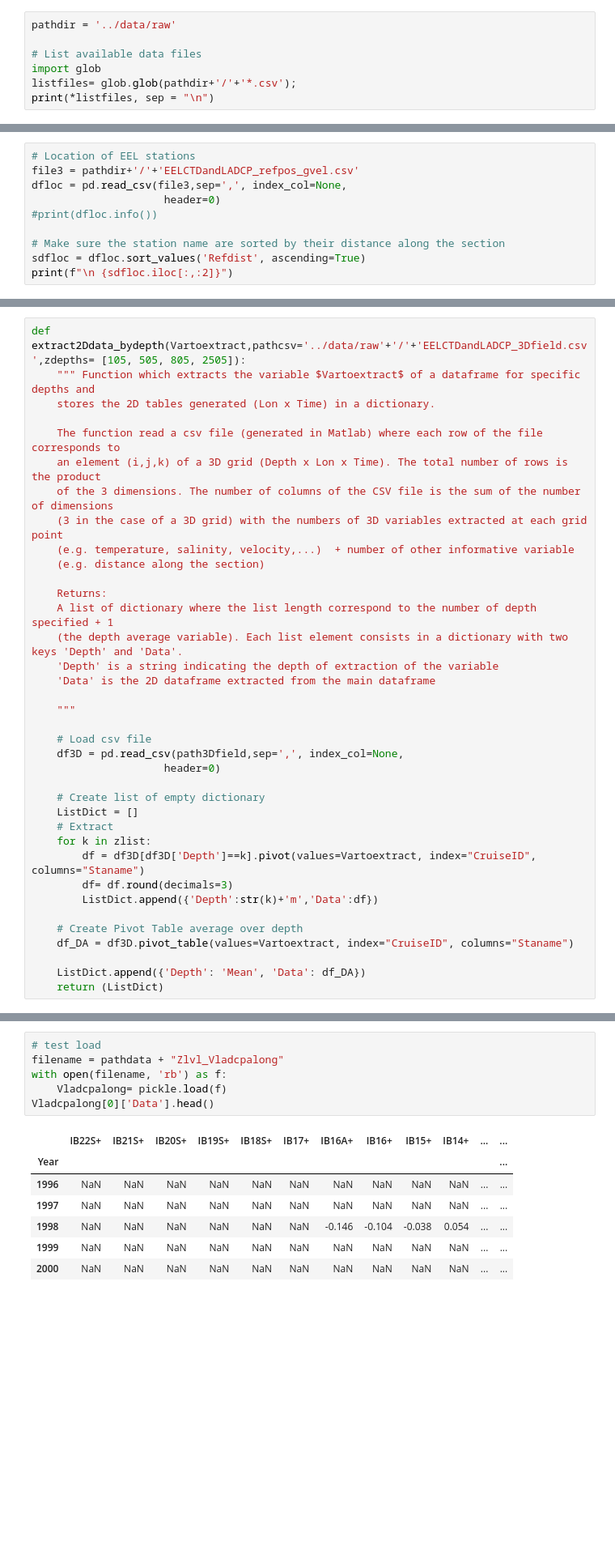
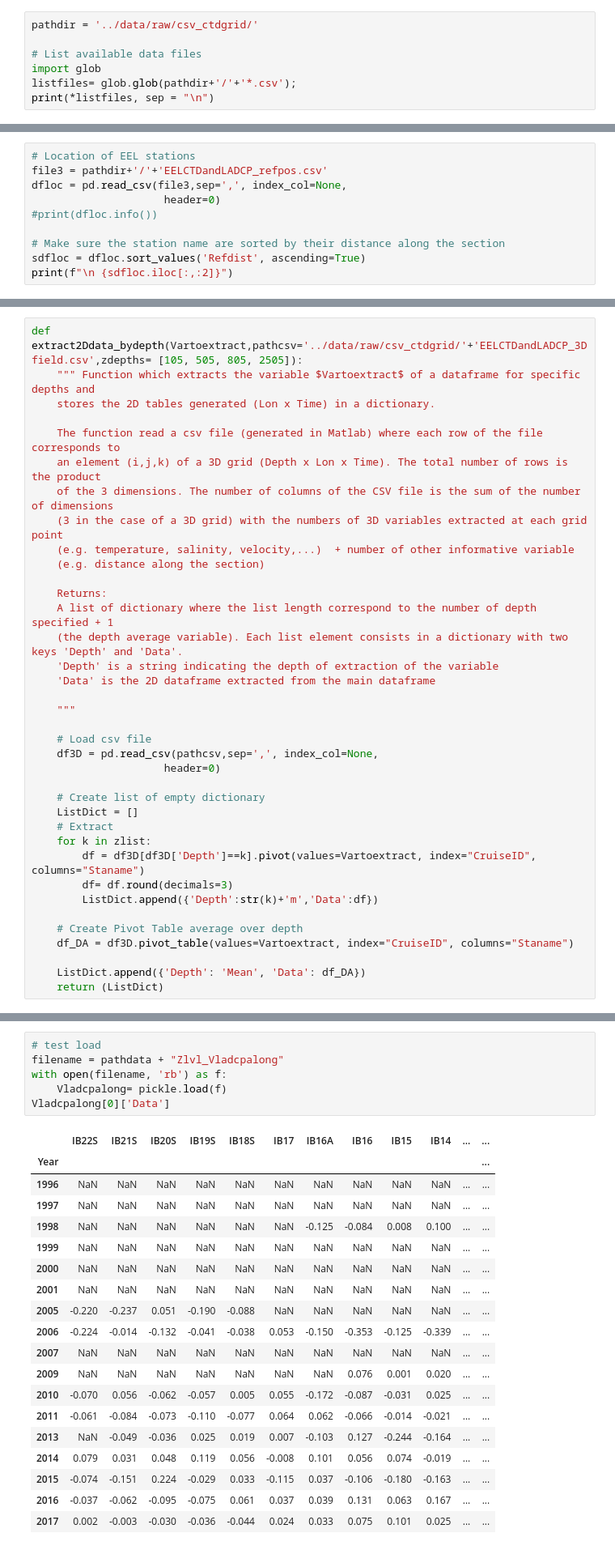
Before and after one commit to lhoupert/analysis_eel_data, a Jupyter notebook: notebooks/03_Organise_data_by_depth_level.ipynb, the cells around one changed output, grey strips where cells are left out. Shown at 81% size. Saved outputs shown, nothing was run; the diff lists cells and outputs as text; blank space fills up the shorter version.

Commit message:
edit paths for new directory structure of raw datafile

```diff
--- a/notebooks/03_Organise_data_by_depth_level.ipynb
+++ b/notebooks/03_Organise_data_by_depth_level.ipynb
@@ -9,7 +9,7 @@ pd.set_option("display.precision", 4)
 # %% [markdown]
 ## 1. Load data into Dataframe
 # %%
-pathdir = '../data/raw'
+pathdir = '../data/raw/csv_ctdgrid/'
 
 # List available data files
 import glob
@@ -71,7 +71,7 @@ print(dfdate)
 16    dy078  2017      5
 # %%
 # Location of EEL stations
-file3 = pathdir+'/'+'EELCTDandLADCP_refpos_gvel.csv'
+file3 = pathdir+'/'+'EELCTDandLADCP_refpos.csv'
 dfloc = pd.read_csv(file3,sep=',', index_col=None,
                      header=0)
 #print(dfloc.info())
@@ -234,7 +234,7 @@ with open(filename, 'wb') as f:
 
 The function read a csv file (generated in Matlab) where each row of the file corresponds to an element (i,j,k) of a 3D grid. The total number of rows is the product of the 3 dimensions (Depth x Lon x Time). The number of columns of the CSV file is the sum of the number of dimensions (3 in the case of a 3D grid) with the numbers of 3D variables extracted at each grid point (e.g. temperature, salinity, velocity,...)  + number of other informative variable (e.g. distance along the section)
 # %%
-def extract2Ddata_bydepth(Vartoextract,pathcsv='../data/raw'+'/'+'EELCTDandLADCP_3Dfield.csv',zdepths= [105, 505, 805, 2505]):
+def extract2Ddata_bydepth(Vartoextract,pathcsv='../data/raw/csv_ctdgrid/'+'EELCTDandLADCP_3Dfield.csv',zdepths= [105, 505, 805, 2505]):
     """ Function which extracts the variable $Vartoextract$ of a dataframe for specific depths and
     stores the 2D tables generated (Lon x Time) in a dictionary.
 
@@ -254,7 +254,7 @@ def extract2Ddata_bydepth(Vartoextract,pathcsv='../data/raw'+'/'+'EELCTDandLADCP
     """
 
     # Load csv file
-    df3D = pd.read_csv(path3Dfield,sep=',', index_col=None,
+    df3D = pd.read_csv(pathcsv,sep=',', index_col=None,
                      header=0)
 
     # Create list of empty dictionary
@@ -352,14 +352,26 @@ Vladcp[0]['Data'].head()
 # %%
 # test load
 filename = pathdata + "Zlvl_Vladcpalong"
 with open(filename, 'rb') as f:
     Vladcpalong= pickle.load(f)
-Vladcpalong[0]['Data'].head()
+Vladcpalong[0]['Data']
 # %% [output]
-|  | IB22S+ | IB21S+ | IB20S+ | IB19S+ | IB18S+ | IB17+ | IB16A+ | IB16+ | IB15+ | IB14+ | ... | ... |
+|  | IB22S | IB21S | IB20S | IB19S | IB18S | IB17 | IB16A | IB16 | IB15 | IB14 | ... | ... |
 | Year |  |  |  |  |  |  |  |  |  |  |  | ... |
 | 1996 | NaN | NaN | NaN | NaN | NaN | NaN | NaN | NaN | NaN | NaN | ... | ... |
 | 1997 | NaN | NaN | NaN | NaN | NaN | NaN | NaN | NaN | NaN | NaN | ... | ... |
-| 1998 | NaN | NaN | NaN | NaN | NaN | NaN | -0.146 | -0.104 | -0.038 | 0.054 | ... | ... |
+| 1998 | NaN | NaN | NaN | NaN | NaN | NaN | -0.125 | -0.084 | 0.008 | 0.100 | ... | ... |
 | 1999 | NaN | NaN | NaN | NaN | NaN | NaN | NaN | NaN | NaN | NaN | ... | ... |
 | 2000 | NaN | NaN | NaN | NaN | NaN | NaN | NaN | NaN | NaN | NaN | ... | ... |
+| 2001 | NaN | NaN | NaN | NaN | NaN | NaN | NaN | NaN | NaN | NaN | ... | ... |
+| 2005 | -0.220 | -0.237 | 0.051 | -0.190 | -0.088 | NaN | NaN | NaN | NaN | NaN | ... | ... |
+| 2006 | -0.224 | -0.014 | -0.132 | -0.041 | -0.038 | 0.053 | -0.150 | -0.353 | -0.125 | -0.339 | ... | ... |
+| 2007 | NaN | NaN | NaN | NaN | NaN | NaN | NaN | NaN | NaN | NaN | ... | ... |
+| 2009 | NaN | NaN | NaN | NaN | NaN | NaN | NaN | 0.076 | 0.001 | 0.020 | ... | ... |
+| 2010 | -0.070 | 0.056 | -0.062 | -0.057 | 0.005 | 0.055 | -0.172 | -0.087 | -0.031 | 0.025 | ... | ... |
+| 2011 | -0.061 | -0.084 | -0.073 | -0.110 | -0.077 | 0.064 | 0.062 | -0.066 | -0.014 | -0.021 | ... | ... |
+| 2013 | NaN | -0.049 | -0.036 | 0.025 | 0.019 | 0.007 | -0.103 | 0.127 | -0.244 | -0.164 | ... | ... |
+| 2014 | 0.079 | 0.031 | 0.048 | 0.119 | 0.056 | -0.008 | 0.101 | 0.056 | 0.074 | -0.019 | ... | ... |
+| 2015 | -0.074 | -0.151 | 0.224 | -0.029 | 0.033 | -0.115 | 0.037 | -0.106 | -0.180 | -0.163 | ... | ... |
+| 2016 | -0.037 | -0.062 | -0.095 | -0.075 | 0.061 | 0.037 | 0.039 | 0.131 | 0.063 | 0.167 | ... | ... |
+| 2017 | 0.002 | -0.003 | -0.030 | -0.036 | -0.044 | 0.024 | 0.033 | 0.075 | 0.101 | 0.025 | ... | ... |
```
Also changed, not shown: parts of 7 cells of this notebook, 7 other files.
